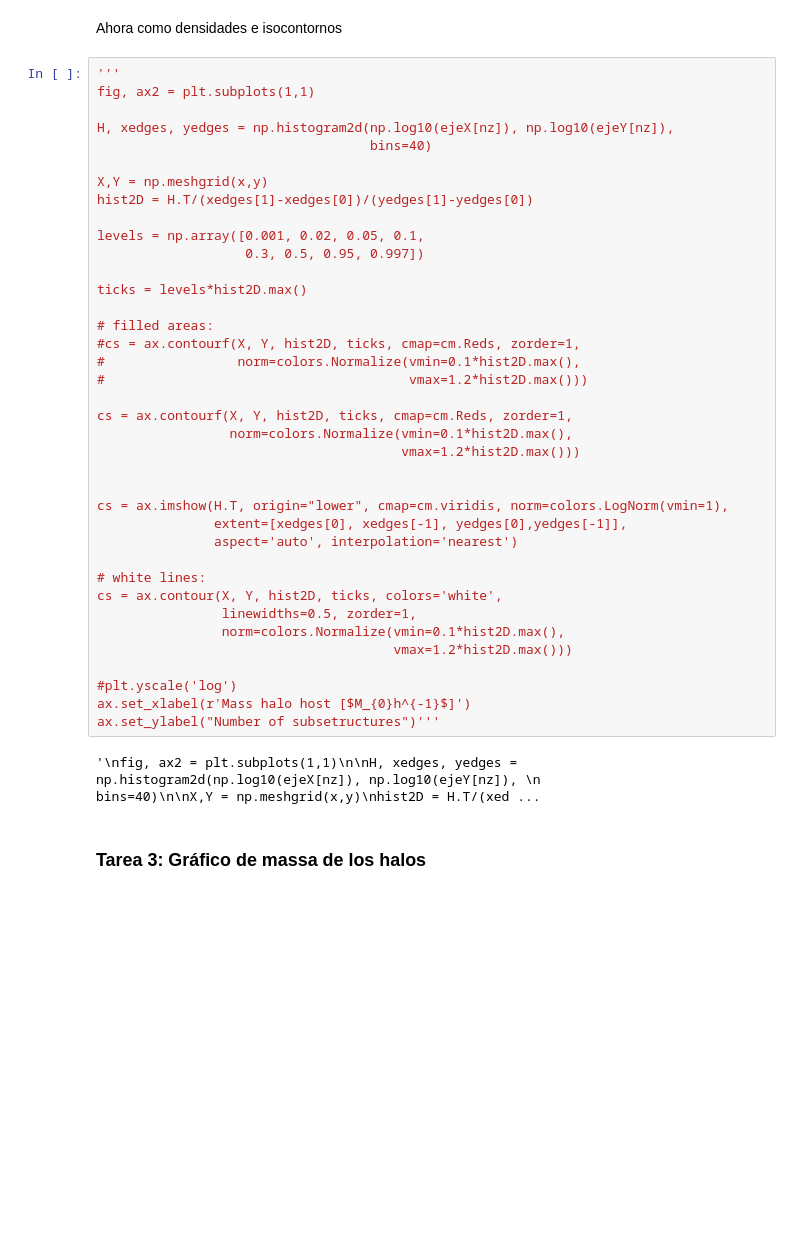
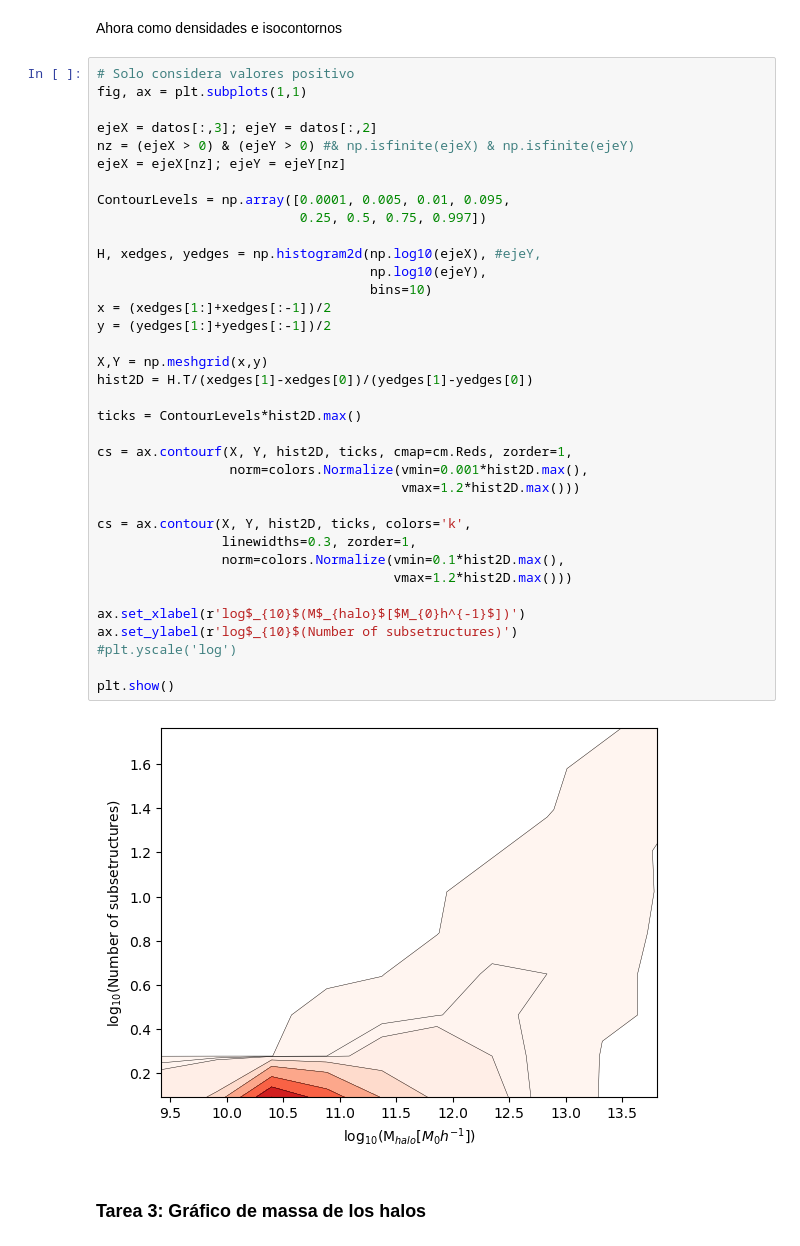
Before and after one commit to fjbautistas/Taller, a Jupyter notebook: Pruebas.ipynb, the cells around one changed output. Cells and saved outputs as stored; diff of their text form; blank space fills up the shorter version.

```diff
--- a/Pruebas.ipynb
+++ b/Pruebas.ipynb
@@ -153,45 +158,43 @@ Text(0, 0.5, 'Number of subsetructures')
 # %% [markdown]
 Ahora como densidades e isocontornos
 # %%
-'''
-fig, ax2 = plt.subplots(1,1)
+# Solo considera valores positivo
+fig, ax = plt.subplots(1,1)
 
-H, xedges, yedges = np.histogram2d(np.log10(ejeX[nz]), np.log10(ejeY[nz]),
-                                   bins=40)
+ejeX = datos[:,3]; ejeY = datos[:,2]
+nz = (ejeX > 0) & (ejeY > 0) #& np.isfinite(ejeX) & np.isfinite(ejeY)
+ejeX = ejeX[nz]; ejeY = ejeY[nz]
+
+ContourLevels = np.array([0.0001, 0.005, 0.01, 0.095,
+                          0.25, 0.5, 0.75, 0.997])
+
+H, xedges, yedges = np.histogram2d(np.log10(ejeX), #ejeY,
+                                   np.log10(ejeY),
+                                   bins=10)
+x = (xedges[1:]+xedges[:-1])/2
+y = (yedges[1:]+yedges[:-1])/2
 
 X,Y = np.meshgrid(x,y)
 hist2D = H.T/(xedges[1]-xedges[0])/(yedges[1]-yedges[0])
 
-levels = np.array([0.001, 0.02, 0.05, 0.1,
-                   0.3, 0.5, 0.95, 0.997])
-
-ticks = levels*hist2D.max()
-
-# filled areas:
-#cs = ax.contourf(X, Y, hist2D, ticks, cmap=cm.Reds, zorder=1,
-#                 norm=colors.Normalize(vmin=0.1*hist2D.max(),
-#                                       vmax=1.2*hist2D.max()))
+ticks = ContourLevels*hist2D.max()
 
 cs = ax.contourf(X, Y, hist2D, ticks, cmap=cm.Reds, zorder=1,
-                 norm=colors.Normalize(vmin=0.1*hist2D.max(),
+                 norm=colors.Normalize(vmin=0.001*hist2D.max(),
                                        vmax=1.2*hist2D.max()))
 
-
-cs = ax.imshow(H.T, origin="lower", cmap=cm.viridis, norm=colors.LogNorm(vmin=1),
-               extent=[xedges[0], xedges[-1], yedges[0],yedges[-1]],
-               aspect='auto', interpolation='nearest')
-
-# white lines:
-cs = ax.contour(X, Y, hist2D, ticks, colors='white',
-                linewidths=0.5, zorder=1,
+cs = ax.contour(X, Y, hist2D, ticks, colors='k',
+                linewidths=0.3, zorder=1,
                 norm=colors.Normalize(vmin=0.1*hist2D.max(),
                                       vmax=1.2*hist2D.max()))
 
+ax.set_xlabel(r'log$_{10}$(M$_{halo}$[$M_{0}h^{-1}$])')
+ax.set_ylabel(r'log$_{10}$(Number of subsetructures)')
 #plt.yscale('log')
-ax.set_xlabel(r'Mass halo host [$M_{0}h^{-1}$]')
-ax.set_ylabel("Number of subsetructures")'''
+
+plt.show()
 # %% [output]
-'\nfig, ax2 = plt.subplots(1,1)\n\nH, xedges, yedges = np.histogram2d(np.log10(ejeX[nz]), np.log10(ejeY[nz]), \n                                   bins=40)\n\nX,Y = np.meshgrid(x,y)\nhist2D = H.T/(xed ...
+[figure, added]
 # %% [markdown]
 ### Tarea 3: Gráfico de massa de los halos
 # %%
```
Also changed, not shown: parts of 9 cells of this notebook, 19 other files.
